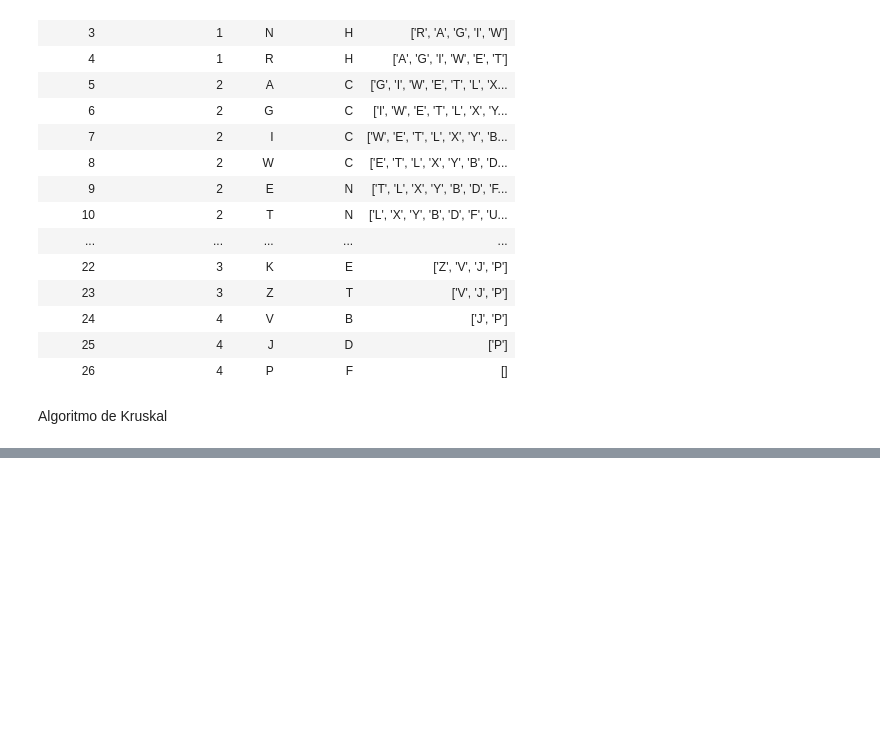
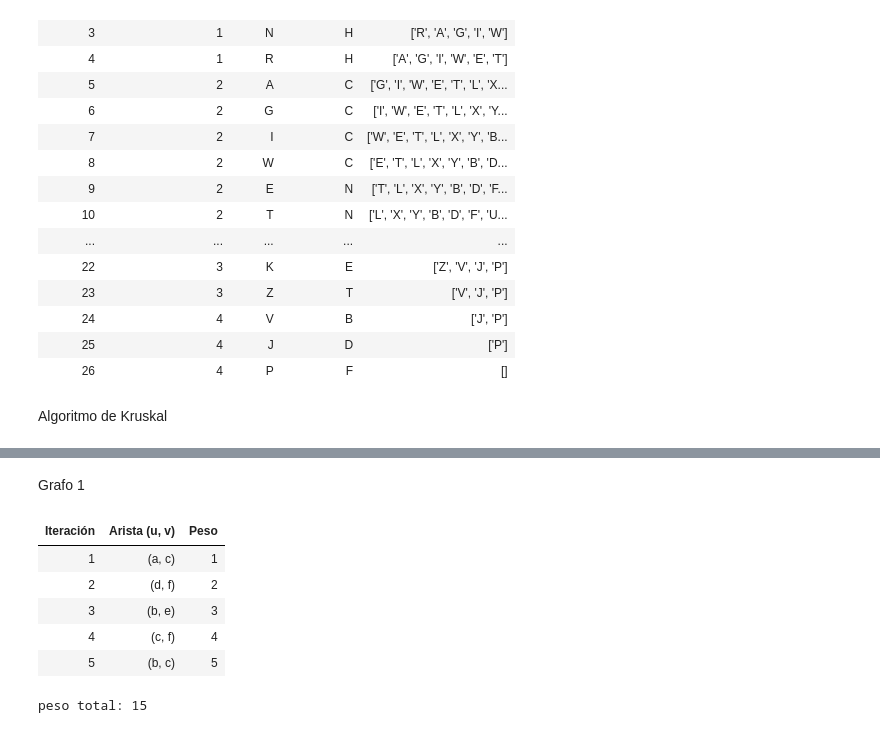
Before and after one commit to pepeul1191/grafos-estructuras-discretas, a Jupyter notebook: app.ipynb, the cells around one changed output, grey strips where cells are left out. Drawn from its saved outputs; the diff is of its cells as text; code cells hidden in the pictures; blank space fills up the shorter version.

```diff
--- a/app.ipynb
+++ b/app.ipynb
@@ -365,0 +374,25 @@ Resultado del algoritmo paso a paso:
+# %% [markdown]
+Grafo 1
+# %%
+grafo_1 = {
+    'a': [('b', 6), ('c', 1), ('d', 5)],
+    'b': [('a', 6), ('c', 5), ('e', 3)],
+    'c': [('a', 1), ('b', 5), ('d', 5), ('e', 6), ('f', 4)],
+    'd': [('a', 5), ('c', 5), ('f', 2)],
+    'e': [('b', 3), ('c', 6), ('f', 6)],
+    'f': [('c', 4), ('d', 2), ('e', 6)]
+}
+
+df, peso_total = kruskal(grafo_1)
+
+with pd.option_context("display.max_colwidth", None):
+    display(df.style.hide(axis="index"))
+print('peso total: '  + str(peso_total))
+# %% [output]
+| Iteración | Arista (u, v) | Peso |
+| 1 | (a, c) | 1 |
+| 2 | (d, f) | 2 |
+| 3 | (b, e) | 3 |
+| 4 | (c, f) | 4 |
+| 5 | (b, c) | 5 |
+peso total: 15
```
Also changed, not shown: parts of 10 cells of this notebook, 1 other file.
